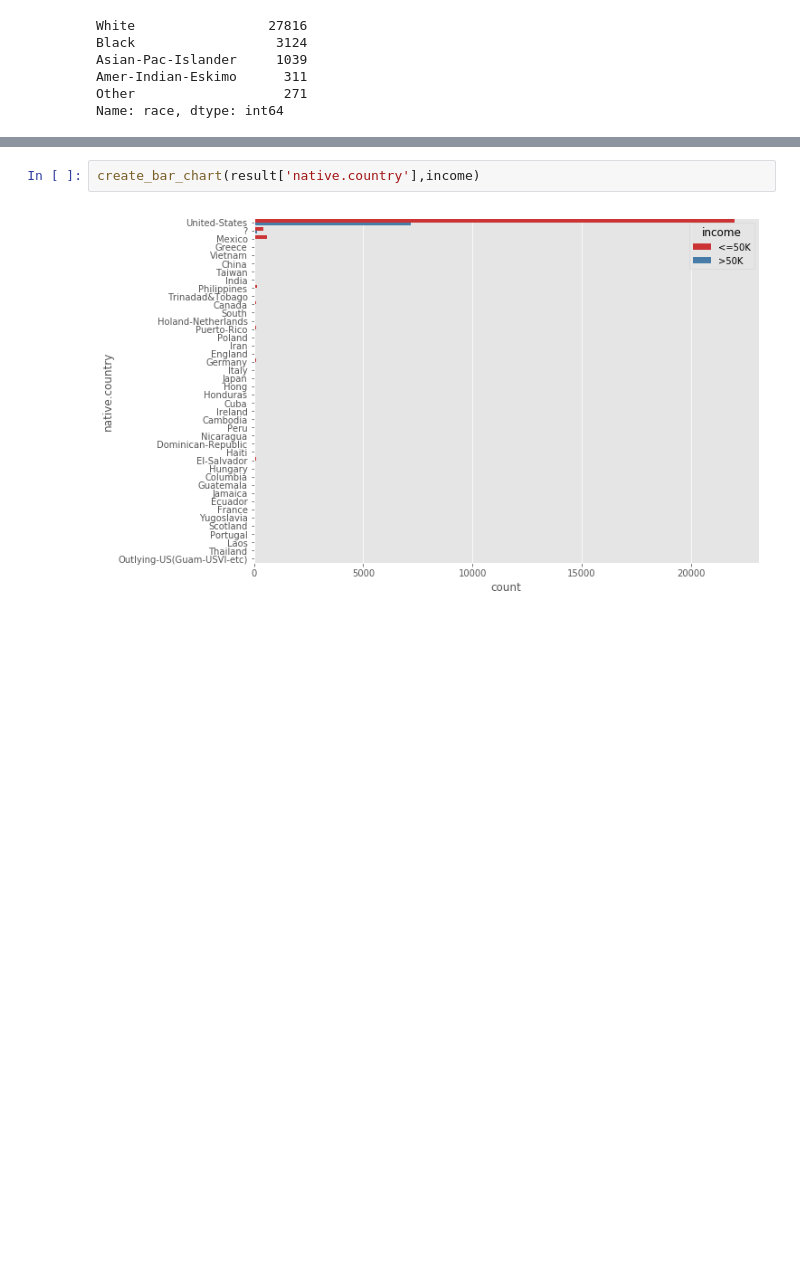
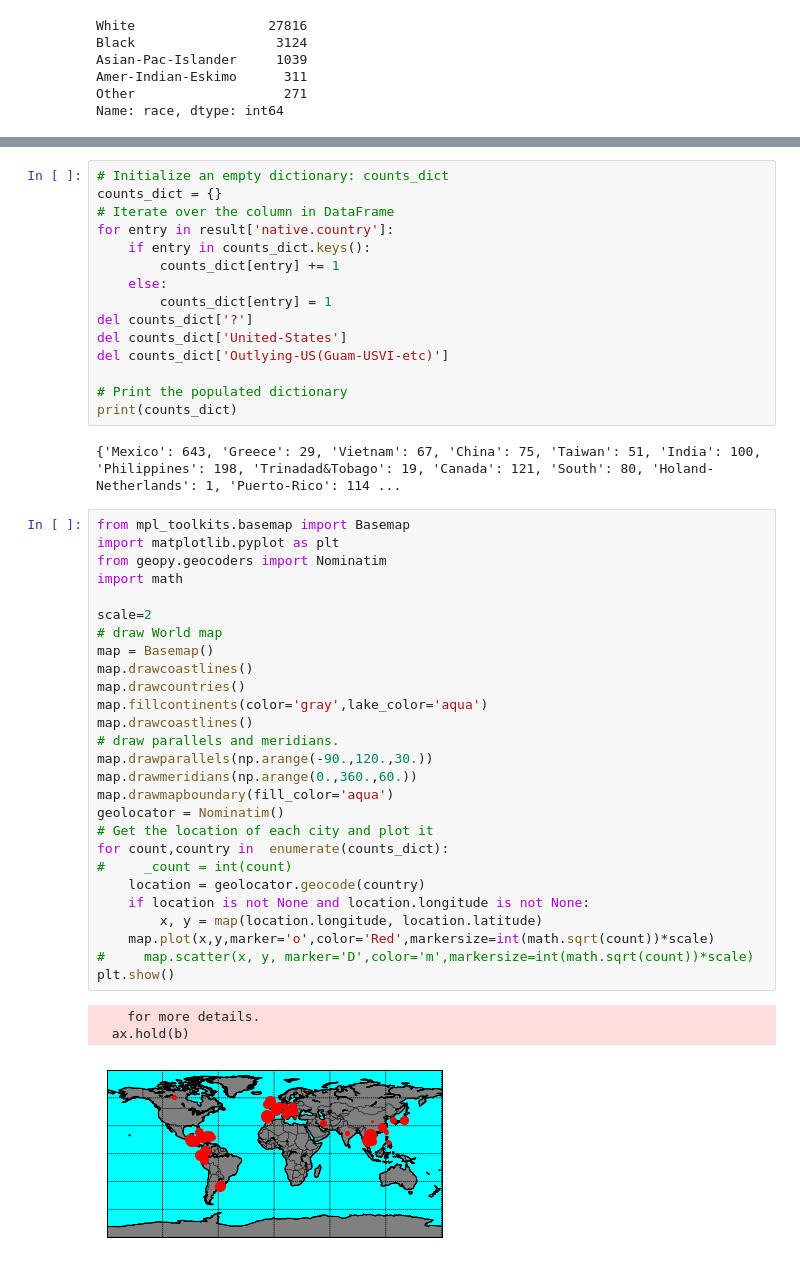
Before and after one commit to fairfield-university-is505-fall2017/final-project-the-a-team, a Jupyter notebook: workspace_trang.ipynb, the cells around one changed output, grey strips where cells are left out. Drawn from its saved outputs; the diff is of its cells as text; blank space fills up the shorter version.

Commit message:
added world map

```diff
--- a/workspace_trang.ipynb
+++ b/workspace_trang.ipynb
@@ -190,7 +190,51 @@ Honduras                         13
 Scotland                         12
 Holand-Netherlands                1
 Name: native.country, dtype: int64
-# %%
-create_bar_chart(result['native.country'],income)
-# %% [output]
-[figure, removed]
+# %%
+# Initialize an empty dictionary: counts_dict
+counts_dict = {}
+# Iterate over the column in DataFrame
+for entry in result['native.country']:
+    if entry in counts_dict.keys():
+        counts_dict[entry] += 1
+    else:
+        counts_dict[entry] = 1
+del counts_dict['?']
+del counts_dict['United-States']
+del counts_dict['Outlying-US(Guam-USVI-etc)']
+
+# Print the populated dictionary
+print(counts_dict)
+# %% [output]
+{'Mexico': 643, 'Greece': 29, 'Vietnam': 67, 'China': 75, 'Taiwan': 51, 'India': 100, 'Philippines': 198, 'Trinadad&Tobago': 19, 'Canada': 121, 'South': 80, 'Holand-Netherlands': 1, 'Puerto-Rico': 114 ...
+# %%
+from mpl_toolkits.basemap import Basemap
+import matplotlib.pyplot as plt
+from geopy.geocoders import Nominatim
+import math
+
+scale=2
+# draw World map
+map = Basemap()
+map.drawcoastlines()
+map.drawcountries()
+map.fillcontinents(color='gray',lake_color='aqua')
+map.drawcoastlines()
+# draw parallels and meridians.
+map.drawparallels(np.arange(-90.,120.,30.))
+map.drawmeridians(np.arange(0.,360.,60.))
+map.drawmapboundary(fill_color='aqua')
+geolocator = Nominatim()
+# Get the location of each city and plot it
+for count,country in  enumerate(counts_dict):
+#     _count = int(count)
+    location = geolocator.geocode(country)
+    if location is not None and location.longitude is not None:
+        x, y = map(location.longitude, location.latitude)
+    map.plot(x,y,marker='o',color='Red',markersize=int(math.sqrt(count))*scale)
+#     map.scatter(x, y, marker='D',color='m',markersize=int(math.sqrt(count))*scale)
+plt.show()
+# %% [output]
+    for more details.
+  ax.hold(b)
+[figure, added]
```
Also changed, not shown: parts of 3 cells of this notebook.
